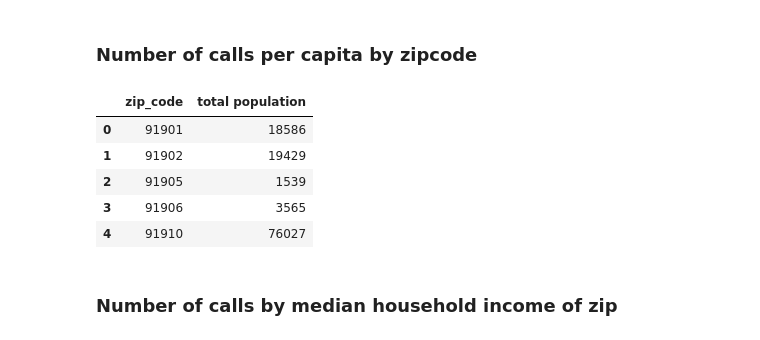
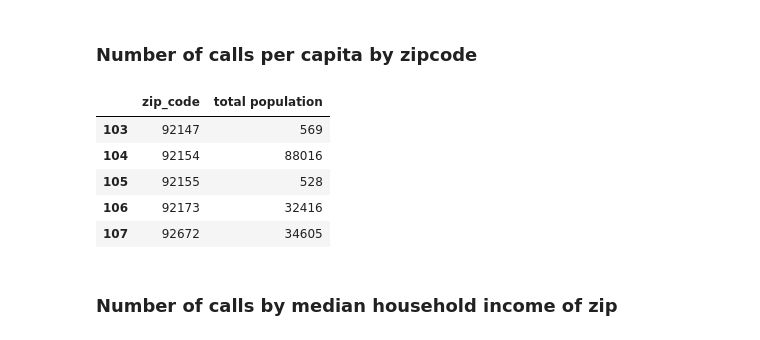
Before and after one commit to farhadOmidvar/311-San-Diego, a Jupyter notebook: notebooks/charts_all.ipynb, the cells around one changed output. Cells and saved outputs as stored; diff of their text form; code cells hidden in the pictures.

```diff
--- a/notebooks/charts_all.ipynb
+++ b/notebooks/charts_all.ipynb
@@ -79,14 +81,14 @@ plt.xticks(rotation=70, ha='right')
 # %%
 pop_path = os.path.join('..', 'data', 'census_population_by_zip.csv')
 pop_df = pd.read_csv(pop_path)
-pop_df.head()
+pop_df.tail()
 # %% [output]
 |  | zip_code | total population |
-| 0 | 91901 | 18586 |
-| 1 | 91902 | 19429 |
-| 2 | 91905 | 1539 |
-| 3 | 91906 | 3565 |
-| 4 | 91910 | 76027 |
+| 103 | 92147 | 569 |
+| 104 | 92154 | 88016 |
+| 105 | 92155 | 528 |
+| 106 | 92173 | 32416 |
+| 107 | 92672 | 34605 |
 # %% [markdown]
 ### Number of calls by median household income of zip
 # %%
```
Also changed, not shown: parts of 2 cells of this notebook.
